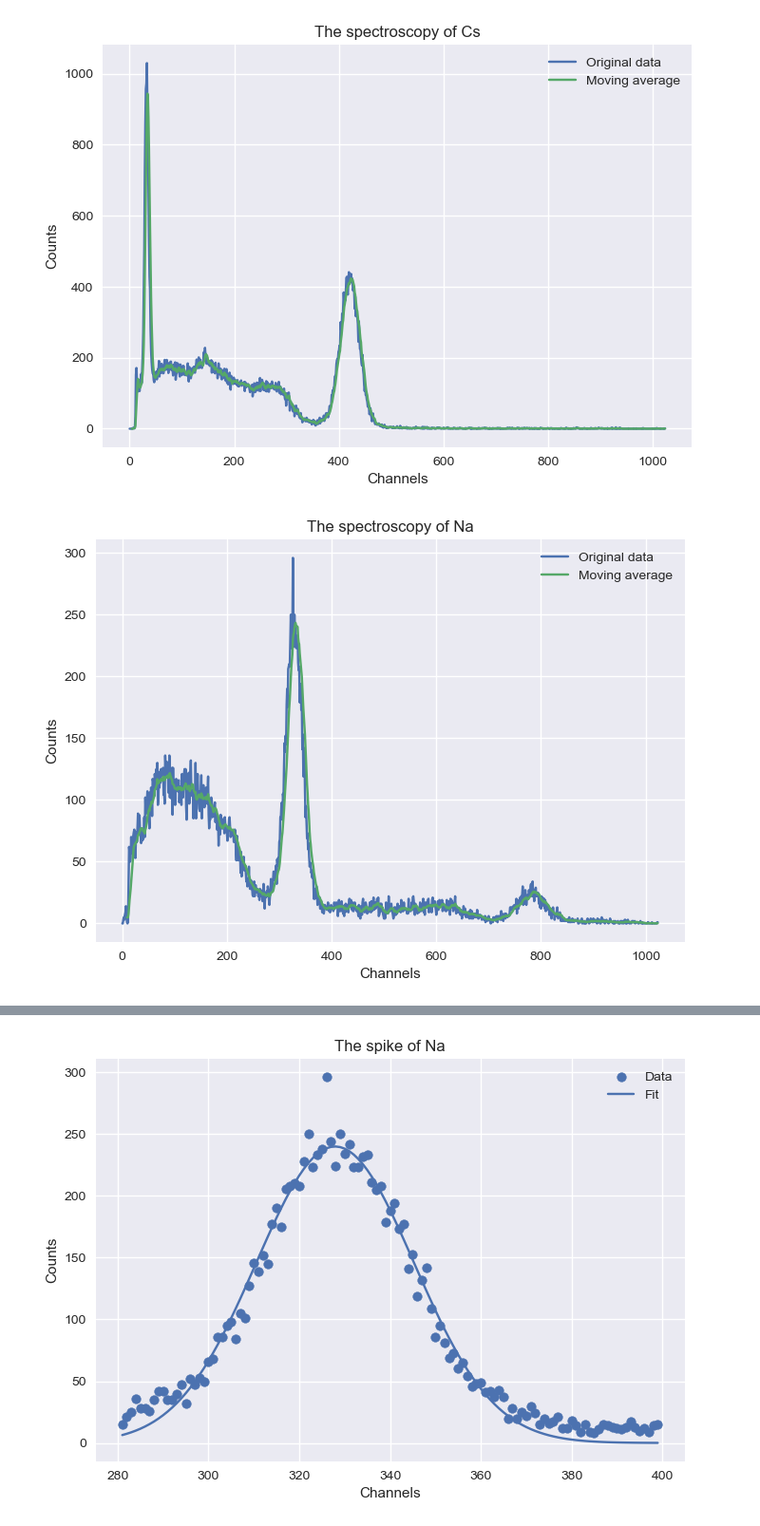
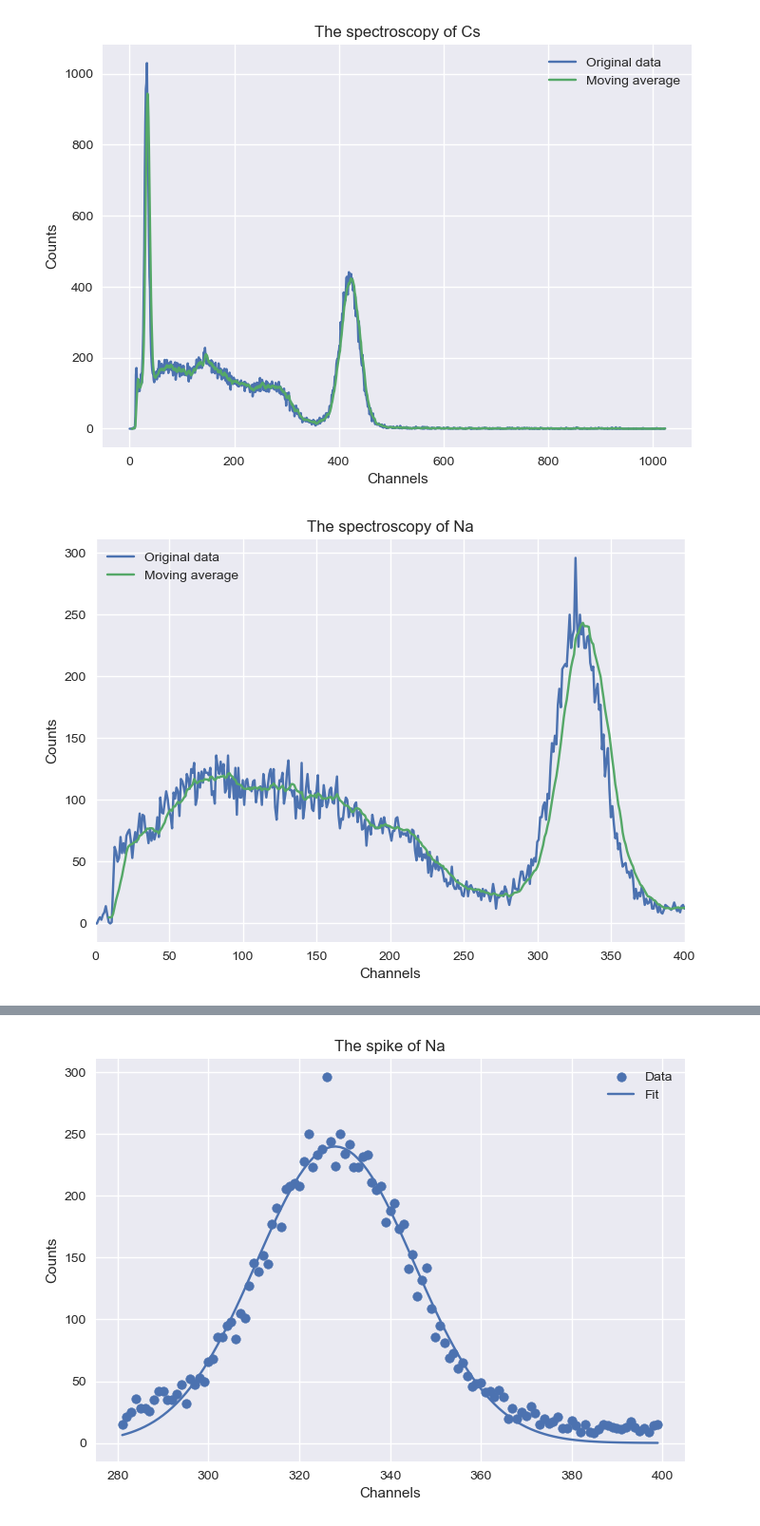
Before and after one commit to grk38/data_analysis_nuclear_lab, a Jupyter notebook: Erg_pyr.ipynb, the cells around one changed output, grey strips where cells are left out. Shown at 95% size. Drawn from its saved outputs; the diff is of its cells as text; code cells hidden in the pictures.

```diff
--- a/Erg_pyr.ipynb
+++ b/Erg_pyr.ipynb
@@ -78,35 +79,36 @@ spike2_Na = np.empty(())
 spike2_range_Na = np.empty(())
 
 chan = data[::2]
 count = data[1::2]
 for index in range(np.size(count)):
     count[index] = count[index]/1000
     if (index>280 and index<400):
         spike_Na = np.append(spike_Na,count[index])
         spike_range_Na = np.append(spike_range_Na,index)
-    if (index>700 and index<900):
+    if (index>725 and index<850):
         spike2_Na = np.append(spike2_Na,count[index])
         spike2_range_Na = np.append(spike2_range_Na,index)
 
 x = chan
 y = count
 
 # Calculate the moving average with a window of size 5
 window_size = 10
 moving_average = np.convolve(y, np.ones(window_size)/window_size, mode='valid')
 
 # Plot the original data and the moving average
 plt.plot(x, y, label='Original data')
 plt.plot(x[window_size-1:], moving_average, label='Moving average')
 plt.title('The spectroscopy of Na')
 plt.xlabel('Channels')
 plt.ylabel('Counts')
 plt.style.use('seaborn')
+plt.xlim(0,400)
 plt.savefig('Na_spectroscopy.png')
 plt.legend()
 plt.show()
 # %% [output]
-[figure, old version]
+[figure, new version]
 # %%
 #The first element is always (0,0) for some reason i'm too bored to fix
 spike_range_Cs =spike_range_Cs[1:]
```
Also changed, not shown: parts of 10 cells of this notebook.
